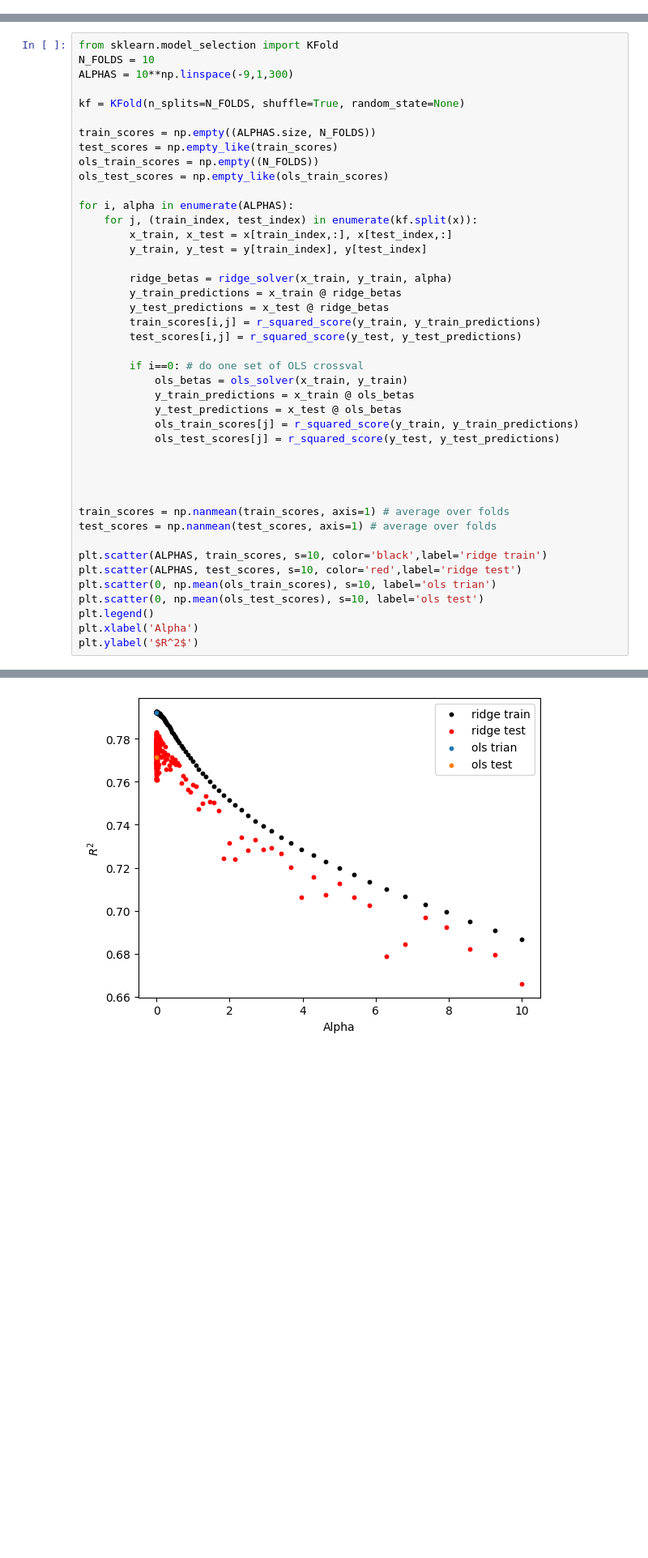
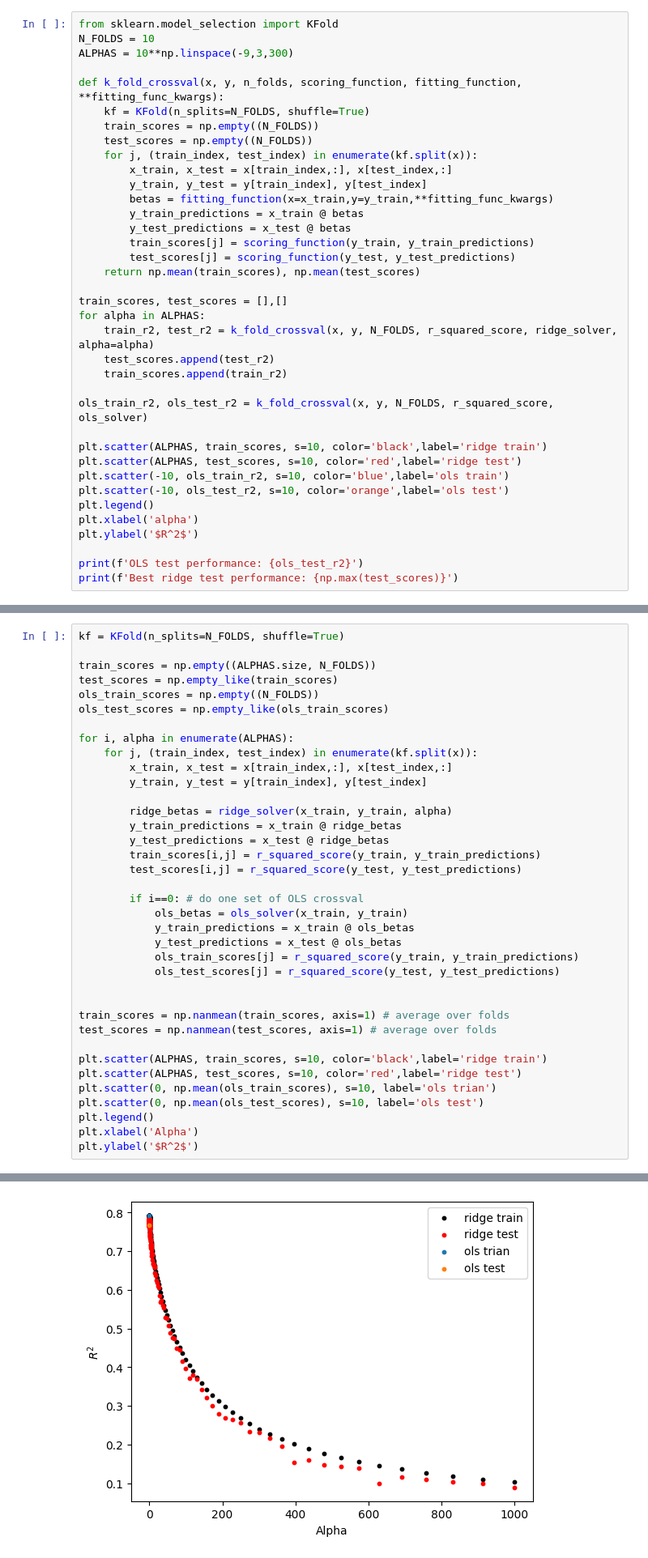
Before and after one commit to churchlandlab/DataSAI_summer_school, a Jupyter notebook: 1_Ridge_Regression.ipynb, the cells around one changed output, grey strips where cells are left out. Shown: that part at 81% size. Saved outputs shown, nothing was run; the diff lists cells and outputs as text; blank space fills up the shorter version.

```diff
--- a/1_Ridge_Regression.ipynb
+++ b/1_Ridge_Regression.ipynb
@@ -164,3 +164,40 @@ Here's a nice visualization of 5-fold crossvalidation
 https://towardsdatascience.com/cross-validation-k-fold-vs-monte-carlo-e54df2fc179b
 
 SKLearn has several useful functions for cross-validation. We will make use of those in the next notebook, but let's implement it ourselves here to get a better intuition of what's going on.
+# %%
+from sklearn.model_selection import KFold
+N_FOLDS = 10
+ALPHAS = 10**np.linspace(-9,3,300)
+
+def k_fold_crossval(x, y, n_folds, scoring_function, fitting_function, **fitting_func_kwargs):
+    kf = KFold(n_splits=N_FOLDS, shuffle=True)
+    train_scores = np.empty((N_FOLDS))
+    test_scores = np.empty((N_FOLDS))
+    for j, (train_index, test_index) in enumerate(kf.split(x)):
+        x_train, x_test = x[train_index,:], x[test_index,:]
+        y_train, y_test = y[train_index], y[test_index]
+        betas = fitting_function(x=x_train,y=y_train,**fitting_func_kwargs)
+        y_train_predictions = x_train @ betas
+        y_test_predictions = x_test @ betas
+        train_scores[j] = scoring_function(y_train, y_train_predictions)
+        test_scores[j] = scoring_function(y_test, y_test_predictions)
+    return np.mean(train_scores), np.mean(test_scores)
+
+train_scores, test_scores = [],[]
+for alpha in ALPHAS:
+    train_r2, test_r2 = k_fold_crossval(x, y, N_FOLDS, r_squared_score, ridge_solver, alpha=alpha)
+    test_scores.append(test_r2)
+    train_scores.append(train_r2)
+
+ols_train_r2, ols_test_r2 = k_fold_crossval(x, y, N_FOLDS, r_squared_score, ols_solver)
+
+plt.scatter(ALPHAS, train_scores, s=10, color='black',label='ridge train')
+plt.scatter(ALPHAS, test_scores, s=10, color='red',label='ridge test')
+plt.scatter(-10, ols_train_r2, s=10, color='blue',label='ols train')
+plt.scatter(-10, ols_test_r2, s=10, color='orange',label='ols test')
+plt.legend()
+plt.xlabel('alpha')
+plt.ylabel('$R^2$')
+
+print(f'OLS test performance: {ols_test_r2}')
+print(f'Best ridge test performance: {np.max(test_scores)}')
@@ -167,9 +208,5 @@ SKLearn has several useful functions for cross-validation. We will make use of t
 # %%
-from sklearn.model_selection import KFold
-N_FOLDS = 10
-ALPHAS = 10**np.linspace(-9,1,300)
-
-kf = KFold(n_splits=N_FOLDS, shuffle=True, random_state=None)
+kf = KFold(n_splits=N_FOLDS, shuffle=True)
 
 train_scores = np.empty((ALPHAS.size, N_FOLDS))
 test_scores = np.empty_like(train_scores)
@@ -180,35 +217,33 @@ for i, alpha in enumerate(ALPHAS):
     for j, (train_index, test_index) in enumerate(kf.split(x)):
         x_train, x_test = x[train_index,:], x[test_index,:]
         y_train, y_test = y[train_index], y[test_index]
 
         ridge_betas = ridge_solver(x_train, y_train, alpha)
         y_train_predictions = x_train @ ridge_betas
         y_test_predictions = x_test @ ridge_betas
         train_scores[i,j] = r_squared_score(y_train, y_train_predictions)
         test_scores[i,j] = r_squared_score(y_test, y_test_predictions)
 
         if i==0: # do one set of OLS crossval
             ols_betas = ols_solver(x_train, y_train)
             y_train_predictions = x_train @ ols_betas
             y_test_predictions = x_test @ ols_betas
             ols_train_scores[j] = r_squared_score(y_train, y_train_predictions)
             ols_test_scores[j] = r_squared_score(y_test, y_test_predictions)
 
 
-
-
 train_scores = np.nanmean(train_scores, axis=1) # average over folds
 test_scores = np.nanmean(test_scores, axis=1) # average over folds
 
 plt.scatter(ALPHAS, train_scores, s=10, color='black',label='ridge train')
 plt.scatter(ALPHAS, test_scores, s=10, color='red',label='ridge test')
 plt.scatter(0, np.mean(ols_train_scores), s=10, label='ols trian')
 plt.scatter(0, np.mean(ols_test_scores), s=10, label='ols test')
 plt.legend()
 plt.xlabel('Alpha')
 plt.ylabel('$R^2$')
 # %% [output]
 Text(0, 0.5, '$R^2$')
-[figure, old version]
+[figure, new version]
 # %% [markdown]
 ### Up next: Selecting the proper value of alpha and fitting to neural data!
```
Also changed, not shown: parts of 1 cell of this notebook.
